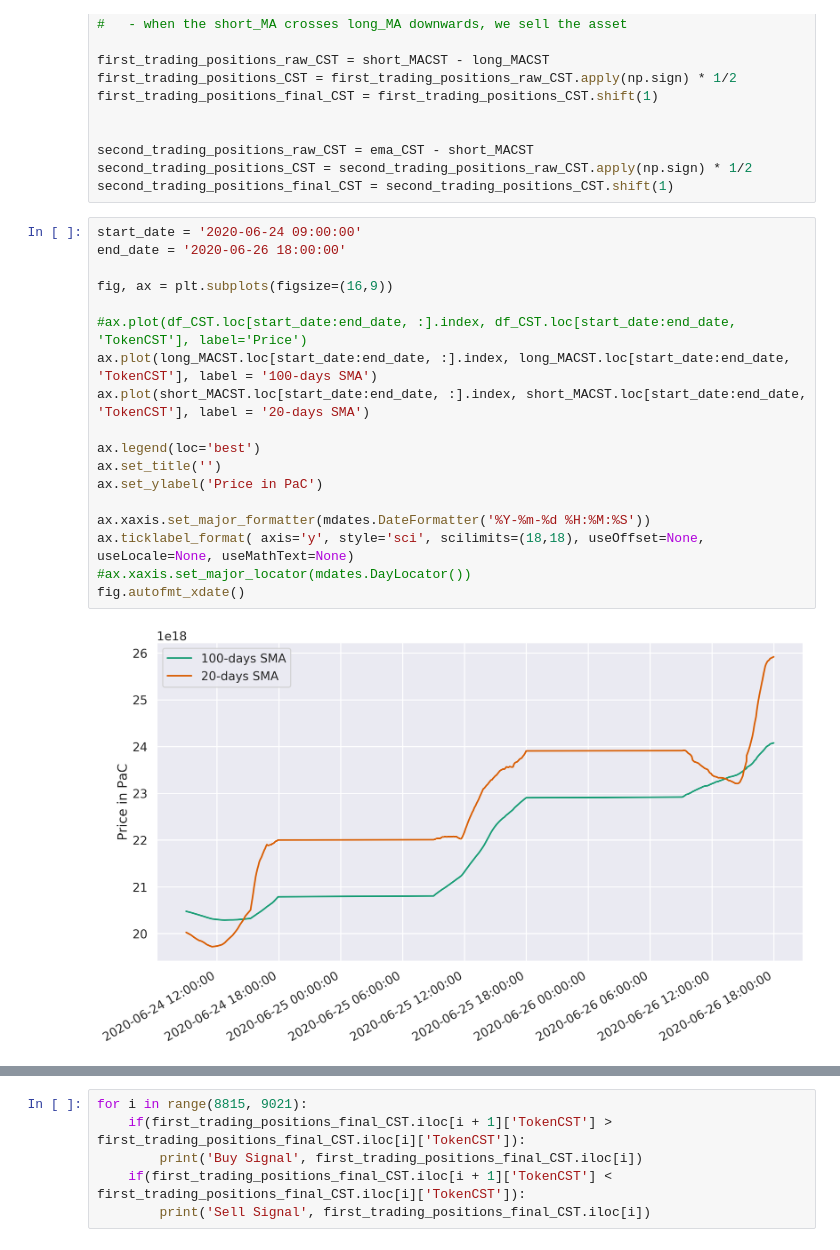
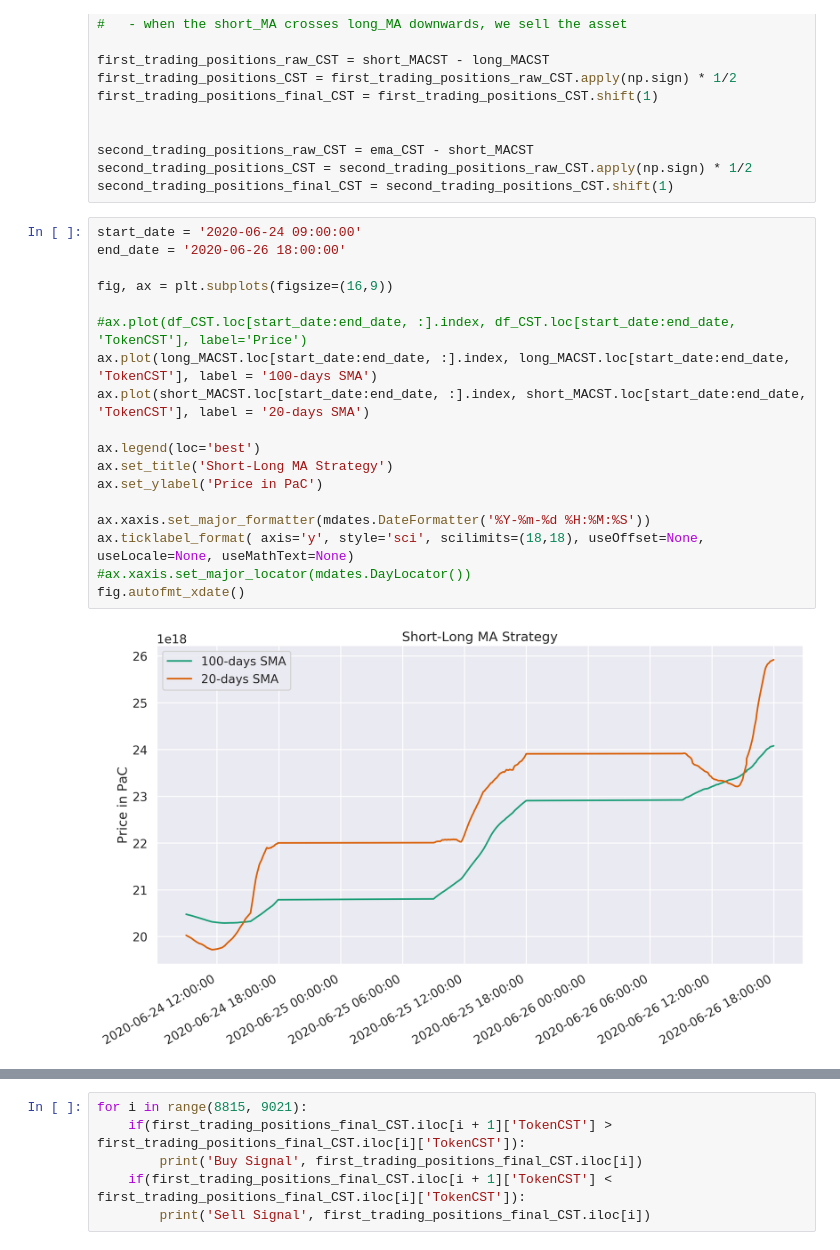
Before and after one commit to francescomarcolli/blockchain_prj, a Jupyter notebook: final_paper/portfolio_FSS.ipynb, the cells around one changed output, grey strips where cells are left out. Drawn from its saved outputs; the diff is of its cells as text.

```diff
--- a/final_paper/portfolio_FSS.ipynb
+++ b/final_paper/portfolio_FSS.ipynb
@@ -42,23 +42,23 @@ second_trading_positions_final_CST = second_trading_positions_CST.shift(1)
 # %%
 start_date = '2020-06-24 09:00:00'
 end_date = '2020-06-26 18:00:00'
 
 fig, ax = plt.subplots(figsize=(16,9))
 
 #ax.plot(df_CST.loc[start_date:end_date, :].index, df_CST.loc[start_date:end_date, 'TokenCST'], label='Price')
 ax.plot(long_MACST.loc[start_date:end_date, :].index, long_MACST.loc[start_date:end_date, 'TokenCST'], label = '100-days SMA')
 ax.plot(short_MACST.loc[start_date:end_date, :].index, short_MACST.loc[start_date:end_date, 'TokenCST'], label = '20-days SMA')
 
 ax.legend(loc='best')
-ax.set_title('')
+ax.set_title('Short-Long MA Strategy')
 ax.set_ylabel('Price in PaC')
 
 ax.xaxis.set_major_formatter(mdates.DateFormatter('%Y-%m-%d %H:%M:%S'))
 ax.ticklabel_format( axis='y', style='sci', scilimits=(18,18), useOffset=None, useLocale=None, useMathText=None)
 #ax.xaxis.set_major_locator(mdates.DayLocator())
 fig.autofmt_xdate()
 # %% [output]
-[figure, old version]
+[figure, new version]
 # %%
 start_date = '2020-06-27 09:00:00'
 end_date = '2020-06-30 18:00:00'
```
Also changed, not shown: parts of 7 cells of this notebook, 14 other files.
